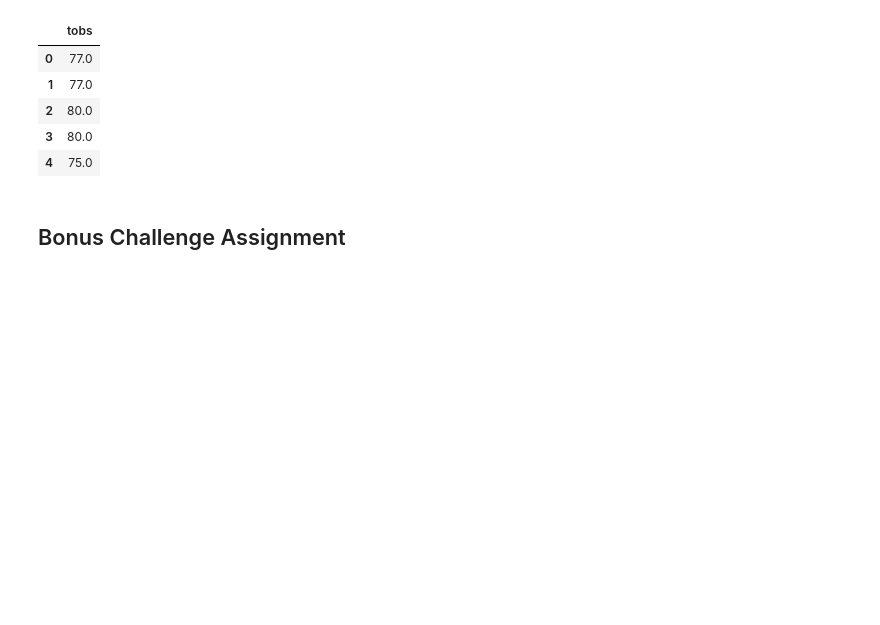
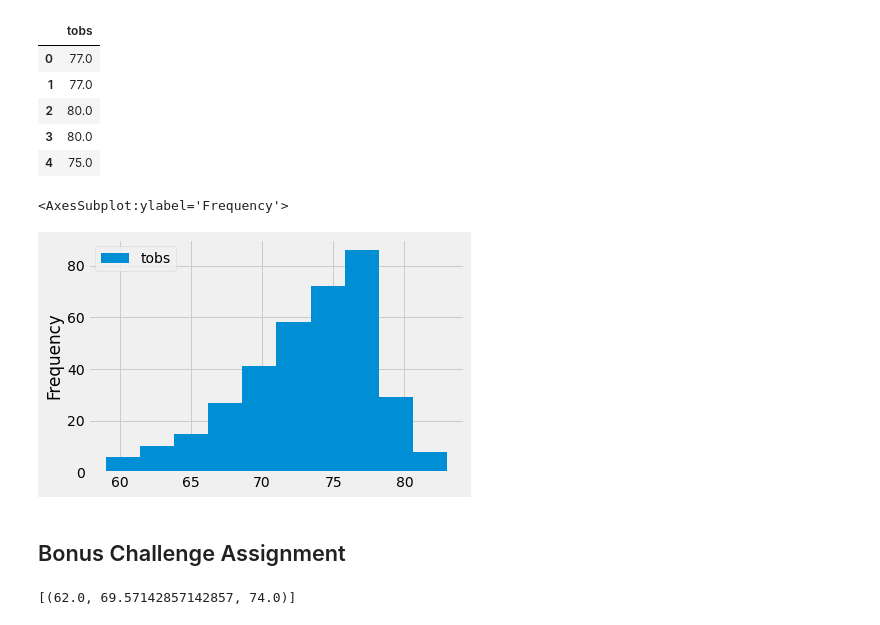
Before and after one commit to teresaflicek/sqlalchemy-challenge, a Jupyter notebook: climate_starter.ipynb, the cells around one changed output. Drawn from its saved outputs; the diff is of its cells as text; code cells hidden in the pictures; blank space fills up the shorter version.

```diff
--- a/climate_starter.ipynb
+++ b/climate_starter.ipynb
@@ -225,6 +213,10 @@ tobs_df.head()
 | 4 | 75.0 |
 # %%
 #create a histogram
+tobs_df.plot(kind='hist', bins=10)
+# %% [output]
+<AxesSubplot:ylabel='Frequency'>
+[figure, added]
 # %% [markdown]
 ## Bonus Challenge Assignment
 # %%
@@ -241,11 +233,13 @@ def calc_temps(start_date, end_date):
         TMIN, TAVE, and TMAX
     """
 
-    return session.query(func.min(Measurement.tobs), func.avg(Measurement.tobs), func.max(Measurement.tobs)).\
-        filter(Measurement.date >= start_date).filter(Measurement.date <= end_date).all()
+    return session.query(func.min(measurement.tobs), func.avg(measurement.tobs), func.max(measurement.tobs)).\
+        filter(measurement.date >= start_date).filter(measurement.date <= end_date).all()
 
 # function usage example
 print(calc_temps('2012-02-28', '2012-03-05'))
+# %% [output]
+[(62.0, 69.57142857142857, 74.0)]
 # %%
 # Use your previous function `calc_temps` to calculate the tmin, tavg, and tmax
 # for your trip using the previous year's data for those same dates.
```
Also changed, not shown: parts of 2 cells of this notebook, 1 other file.
